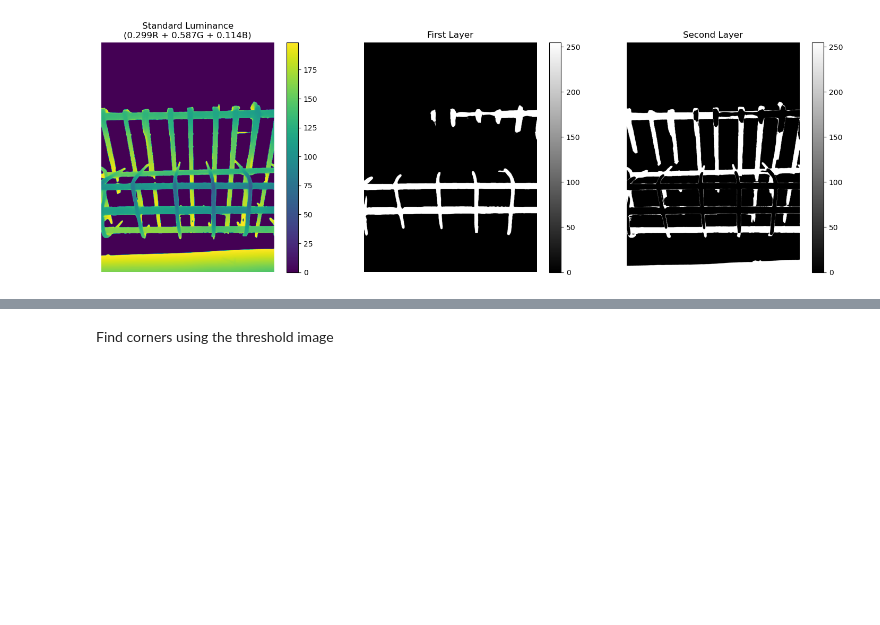
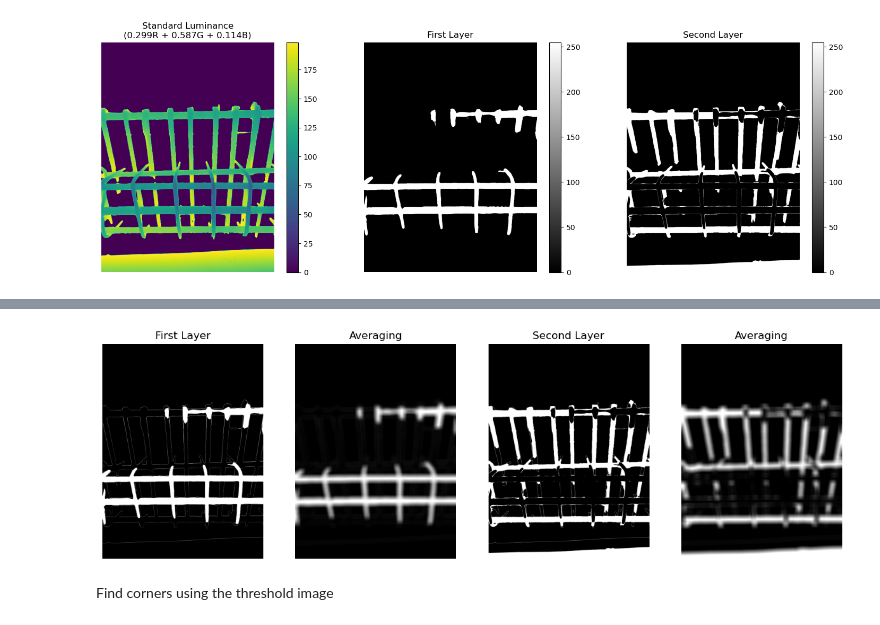
Before and after one commit to HsiaoHungKai/Depth_Models, a Jupyter notebook: corner_detection.ipynb, the cells around one changed output, grey strips where cells are left out. Saved outputs shown, nothing was run; the diff lists cells and outputs as text; code cells hidden in the pictures; blank space fills up the shorter version.

```diff
--- a/corner_detection.ipynb
+++ b/corner_detection.ipynb
@@ -138,3 +193,30 @@ Next Step:
+# %%
+kernel = np.ones((100,100), np.float32) / 10000
+first_layer_blur = cv.filter2D(first_layer,-1,kernel)
+
+plt.figure(figsize=(15, 5))
+
+plt.subplot(1, 4, 1)
+plt.imshow(first_layer, cmap='gray'),plt.title('First Layer')
+plt.axis('off')
+
+plt.subplot(1, 4, 2),plt.imshow(first_layer_blur, cmap='gray'),plt.title('Averaging')
+plt.axis('off')
+
+
+second_layer_blur = cv.filter2D(second_layer,-1,kernel)
+
+plt.subplot(1, 4, 3)
+plt.imshow(second_layer, cmap='gray'),plt.title('Second Layer')
+plt.axis('off')
+
+plt.subplot(1, 4, 4),plt.imshow(second_layer_blur, cmap='gray'),plt.title('Averaging')
+plt.axis('off')
+
+plt.tight_layout
+plt.show()
+# %% [output]
+[figure, added]
 # %% [markdown]
 Find corners using the threshold image
 # %%
```
Also changed, not shown: parts of 10 cells of this notebook.
